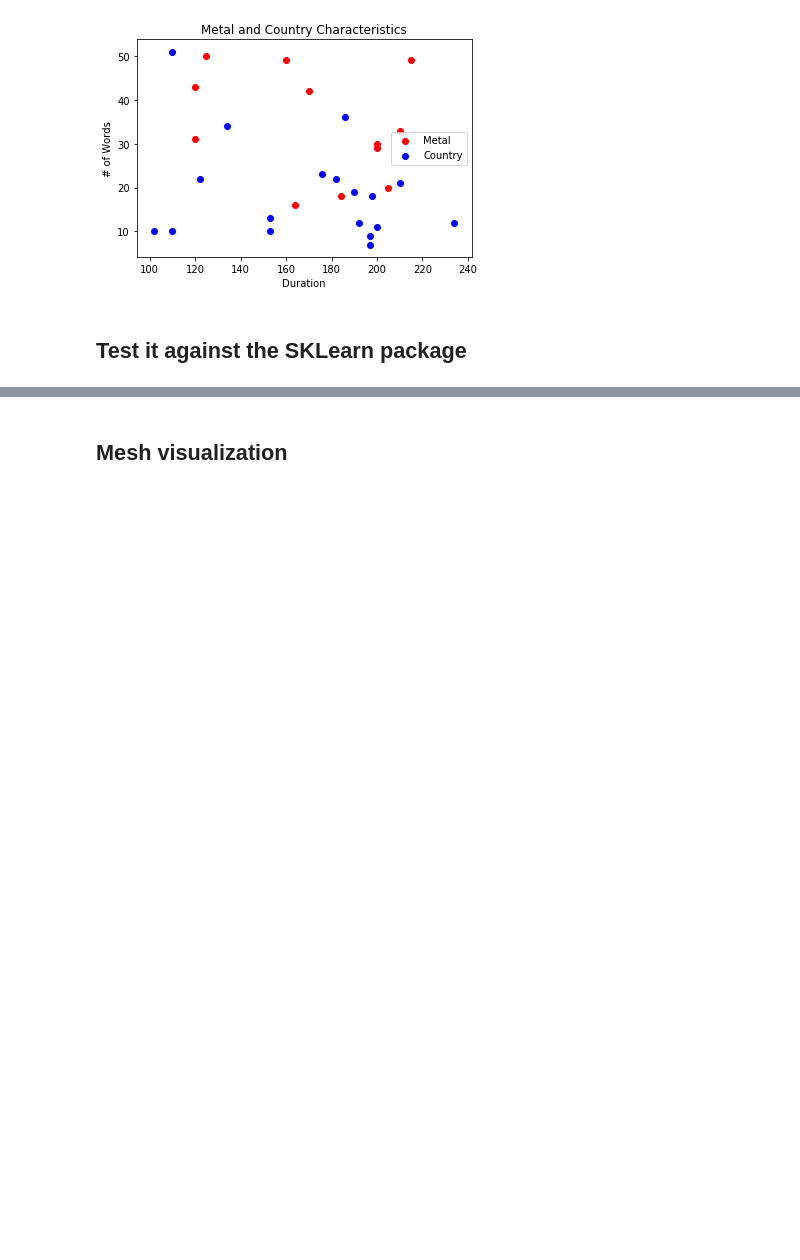
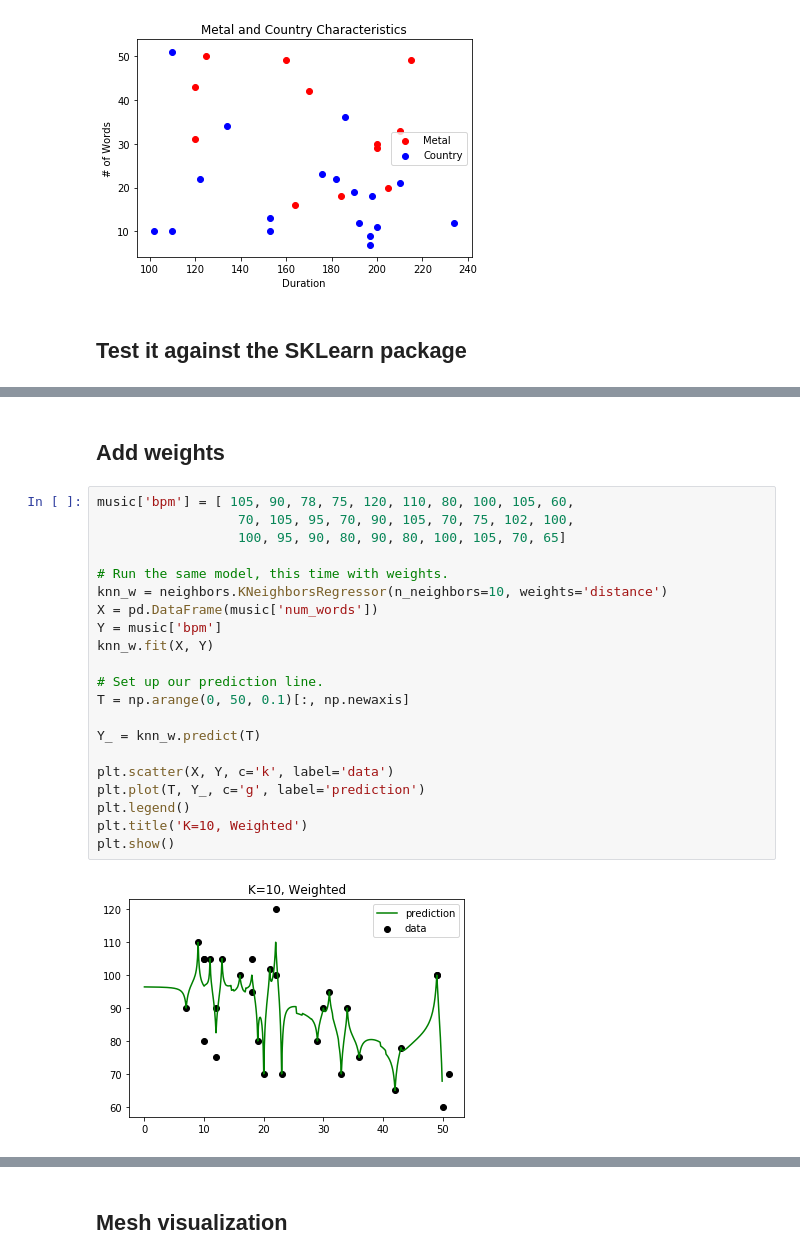
Before and after one commit to ssmcnatt/assignments, a Jupyter notebook: knn_classifiers.ipynb, the cells around one changed output, grey strips where cells are left out. Cells and saved outputs as stored; diff of their text form; blank space fills up the shorter version.

```diff
--- a/knn_classifiers.ipynb
+++ b/knn_classifiers.ipynb
@@ -69,3 +72,28 @@ print(neighbors.predict_proba([[24, 190]]))
 # %% [output]
 [1]
 [[0.4 0.6]]
+# %% [markdown]
+## Add weights
+# %%
+music['bpm'] = [ 105, 90, 78, 75, 120, 110, 80, 100, 105, 60,
+                  70, 105, 95, 70, 90, 105, 70, 75, 102, 100,
+                  100, 95, 90, 80, 90, 80, 100, 105, 70, 65]
+
+# Run the same model, this time with weights.
+knn_w = neighbors.KNeighborsRegressor(n_neighbors=10, weights='distance')
+X = pd.DataFrame(music['num_words'])
+Y = music['bpm']
+knn_w.fit(X, Y)
+
+# Set up our prediction line.
+T = np.arange(0, 50, 0.1)[:, np.newaxis]
+
+Y_ = knn_w.predict(T)
+
+plt.scatter(X, Y, c='k', label='data')
+plt.plot(T, Y_, c='g', label='prediction')
+plt.legend()
+plt.title('K=10, Weighted')
+plt.show()
+# %% [output]
+[figure, added]
```
Also changed, not shown: parts of 6 cells of this notebook.
